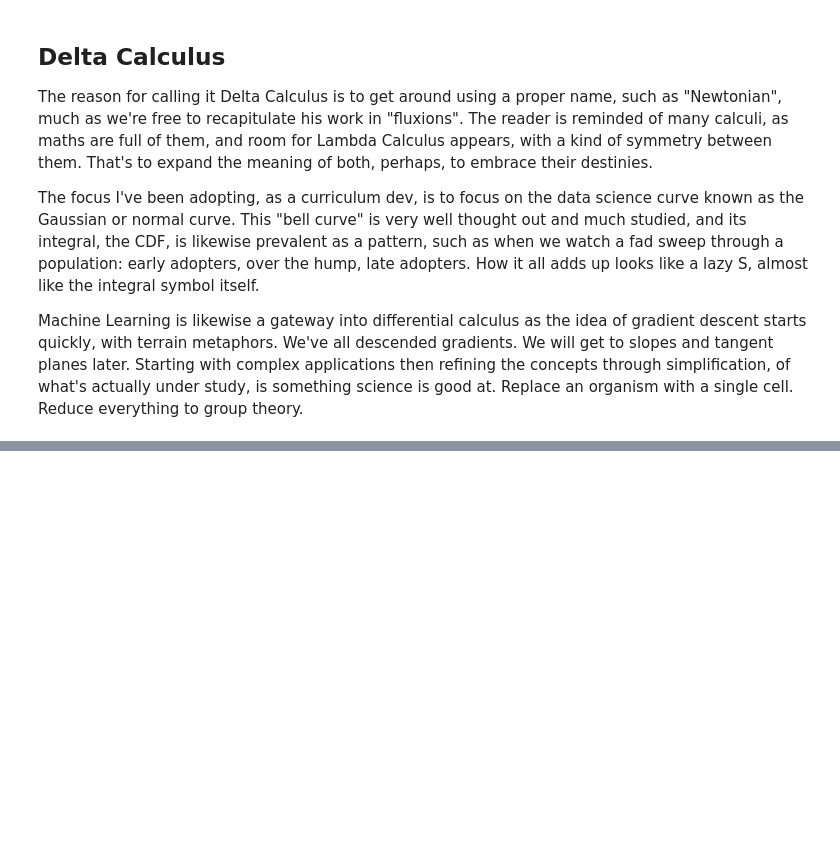
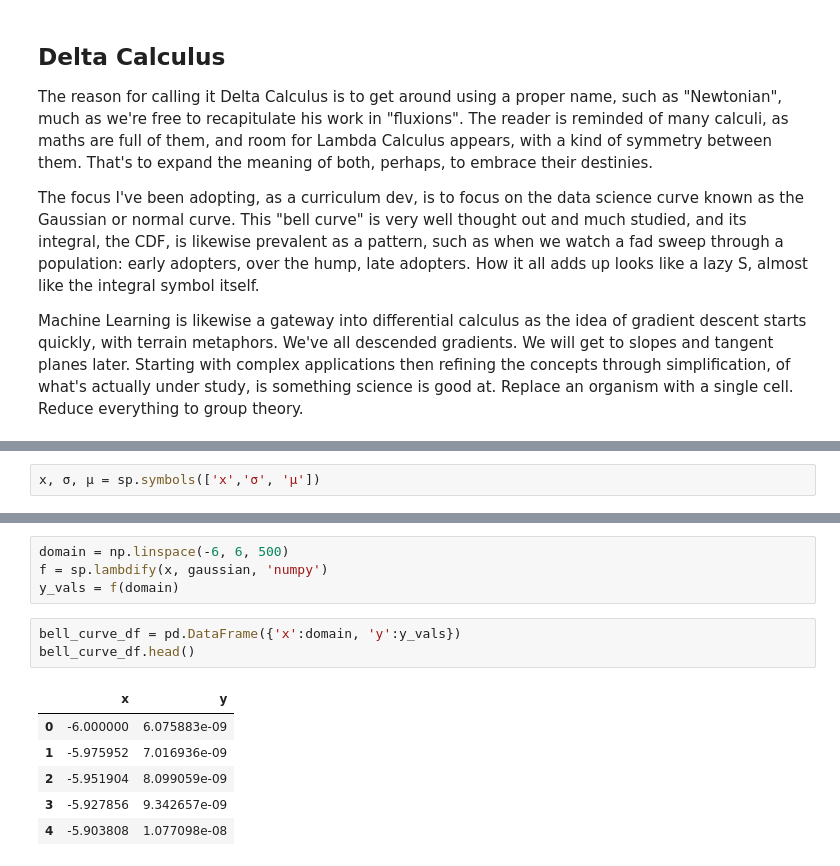
Before and after one commit to 4dsolutions/elite_school, a Jupyter notebook: ADS_highschool_math.ipynb, the cells around one changed output, grey strips where cells are left out. Drawn from its saved outputs; the diff is of its cells as text; blank space fills up the shorter version.

```diff
--- a/ADS_highschool_math.ipynb
+++ b/ADS_highschool_math.ipynb
@@ -199,0 +208,2 @@ Machine Learning is likewise a gateway into differential calculus as the idea of
+# %%
+x, σ, μ = sp.symbols(['x','σ', 'μ'])
@@ -199,0 +225,14 @@ Machine Learning is likewise a gateway into differential calculus as the idea of
+# %%
+domain = np.linspace(-6, 6, 500)
+f = sp.lambdify(x, gaussian, 'numpy')
+y_vals = f(domain)
+# %%
+bell_curve_df = pd.DataFrame({'x':domain, 'y':y_vals})
+bell_curve_df.head()
+# %% [output]
+|  | x | y |
+| 0 | -6.000000 | 6.075883e-09 |
+| 1 | -5.975952 | 7.016936e-09 |
+| 2 | -5.951904 | 8.099059e-09 |
+| 3 | -5.927856 | 9.342657e-09 |
+| 4 | -5.903808 | 1.077098e-08 |
```
Also changed, not shown: parts of 12 cells of this notebook.
